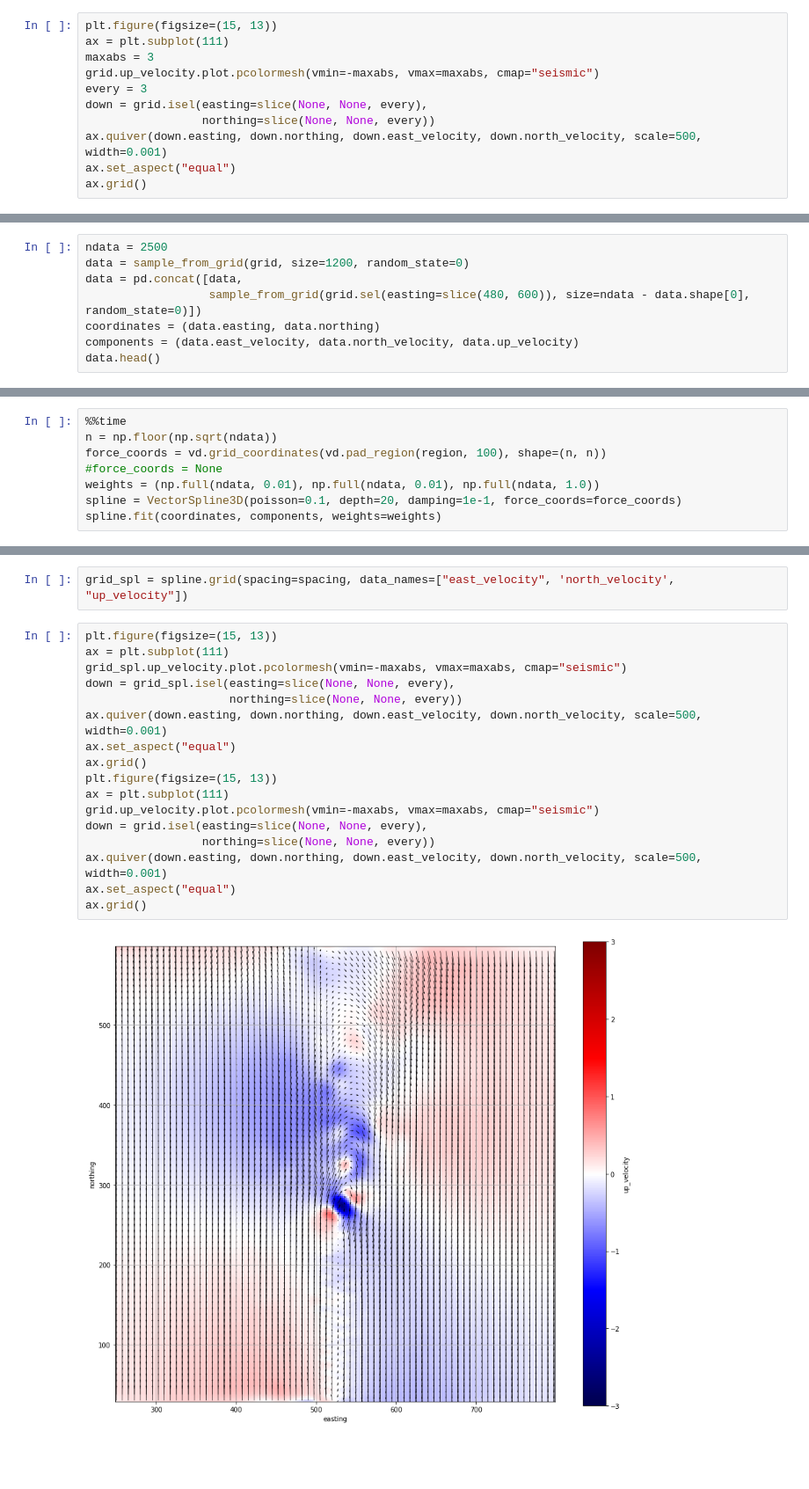
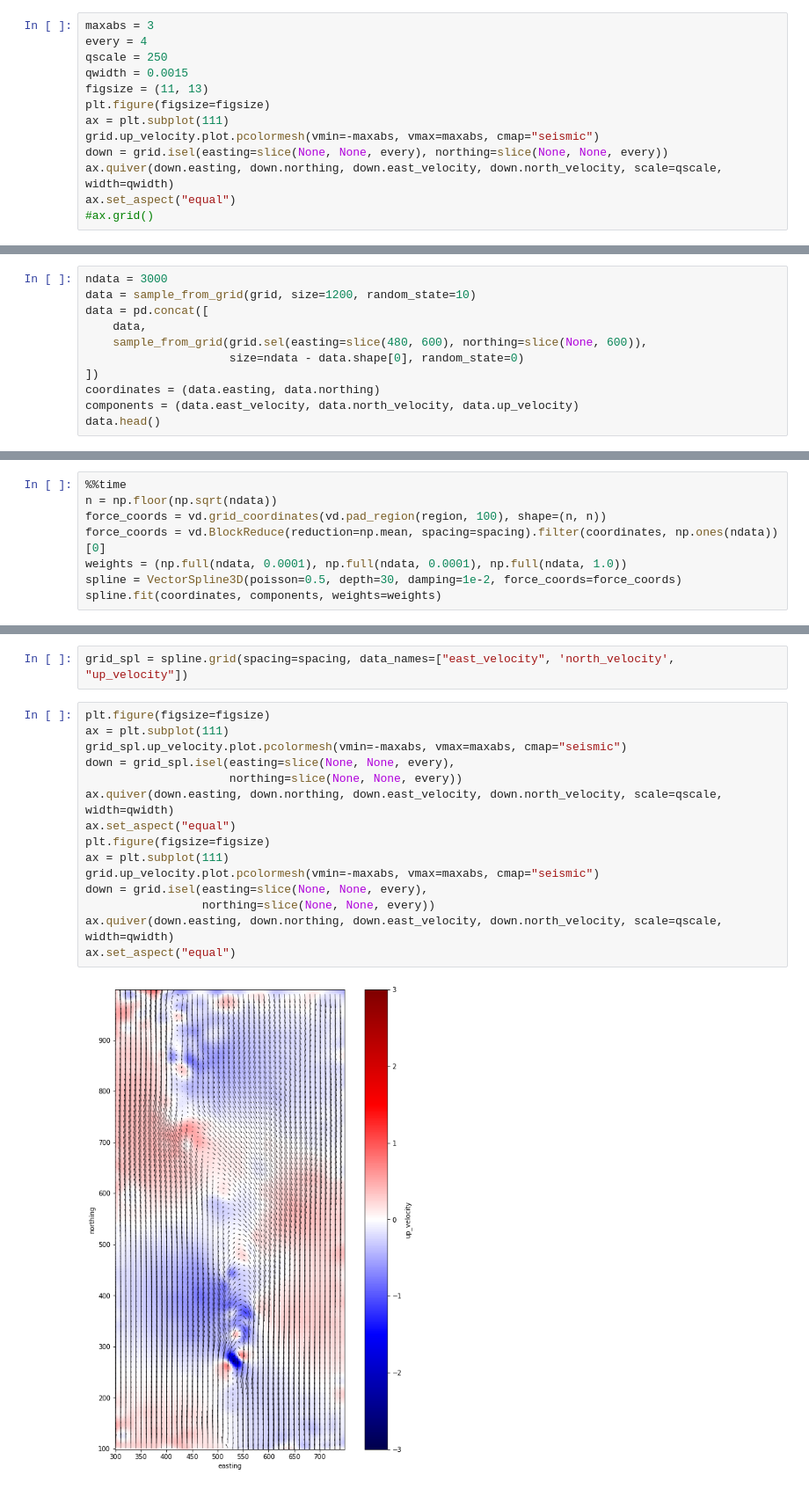
Before and after one commit to leouieda/agu2018, a Jupyter notebook: code/notebooks/synthetic.ipynb, the cells around one changed output, grey strips where cells are left out. Shown at 88% size. Drawn from its saved outputs; the diff is of its cells as text; blank space fills up the shorter version.

```diff
--- a/code/notebooks/synthetic.ipynb
+++ b/code/notebooks/synthetic.ipynb
@@ -37,12 +68,14 @@ Attributes:
 # %%
-plt.figure(figsize=(15, 13))
+maxabs = 3
+every = 4
+qscale = 250
+qwidth = 0.0015
+figsize = (11, 13)
+plt.figure(figsize=figsize)
 ax = plt.subplot(111)
-maxabs = 3
 grid.up_velocity.plot.pcolormesh(vmin=-maxabs, vmax=maxabs, cmap="seismic")
-every = 3
-down = grid.isel(easting=slice(None, None, every),
-                 northing=slice(None, None, every))
-ax.quiver(down.easting, down.northing, down.east_velocity, down.north_velocity, scale=500, width=0.001)
+down = grid.isel(easting=slice(None, None, every), northing=slice(None, None, every))
+ax.quiver(down.easting, down.northing, down.east_velocity, down.north_velocity, scale=qscale, width=qwidth)
 ax.set_aspect("equal")
-ax.grid()
+#ax.grid()
 # %% [output]
@@ -50,8 +85,11 @@ ax.grid()
 # %%
-ndata = 2500
-data = sample_from_grid(grid, size=1200, random_state=0)
-data = pd.concat([data,
-                  sample_from_grid(grid.sel(easting=slice(480, 600)), size=ndata - data.shape[0], random_state=0)])
+ndata = 3000
+data = sample_from_grid(grid, size=1200, random_state=10)
+data = pd.concat([
+    data,
+    sample_from_grid(grid.sel(easting=slice(480, 600), northing=slice(None, 600)),
+                     size=ndata - data.shape[0], random_state=0)
+])
 coordinates = (data.easting, data.northing)
 components = (data.east_velocity, data.north_velocity, data.up_velocity)
 data.head()
@@ -80,8 +118,8 @@ ax.set_aspect("equal")
 %%time
 n = np.floor(np.sqrt(ndata))
 force_coords = vd.grid_coordinates(vd.pad_region(region, 100), shape=(n, n))
-#force_coords = None
-weights = (np.full(ndata, 0.01), np.full(ndata, 0.01), np.full(ndata, 1.0))
-spline = VectorSpline3D(poisson=0.1, depth=20, damping=1e-1, force_coords=force_coords)
+force_coords = vd.BlockReduce(reduction=np.mean, spacing=spacing).filter(coordinates, np.ones(ndata))[0]
+weights = (np.full(ndata, 0.0001), np.full(ndata, 0.0001), np.full(ndata, 1.0))
+spline = VectorSpline3D(poisson=0.5, depth=30, damping=1e-2, force_coords=force_coords)
 spline.fit(coordinates, components, weights=weights)
 # %% [output]
@@ -99,21 +137,19 @@ Wall time: 1.06 s
 # %%
 grid_spl = spline.grid(spacing=spacing, data_names=["east_velocity", 'north_velocity', "up_velocity"])
 # %%
-plt.figure(figsize=(15, 13))
+plt.figure(figsize=figsize)
 ax = plt.subplot(111)
 grid_spl.up_velocity.plot.pcolormesh(vmin=-maxabs, vmax=maxabs, cmap="seismic")
 down = grid_spl.isel(easting=slice(None, None, every),
                      northing=slice(None, None, every))
-ax.quiver(down.easting, down.northing, down.east_velocity, down.north_velocity, scale=500, width=0.001)
+ax.quiver(down.easting, down.northing, down.east_velocity, down.north_velocity, scale=qscale, width=qwidth)
 ax.set_aspect("equal")
-ax.grid()
-plt.figure(figsize=(15, 13))
+plt.figure(figsize=figsize)
 ax = plt.subplot(111)
 grid.up_velocity.plot.pcolormesh(vmin=-maxabs, vmax=maxabs, cmap="seismic")
 down = grid.isel(easting=slice(None, None, every),
                  northing=slice(None, None, every))
-ax.quiver(down.easting, down.northing, down.east_velocity, down.north_velocity, scale=500, width=0.001)
+ax.quiver(down.easting, down.northing, down.east_velocity, down.north_velocity, scale=qscale, width=qwidth)
 ax.set_aspect("equal")
-ax.grid()
 # %% [output]
-[figure, old version]
+[figure, new version]
```
Also changed, not shown: parts of 16 cells of this notebook, 3 other files.
